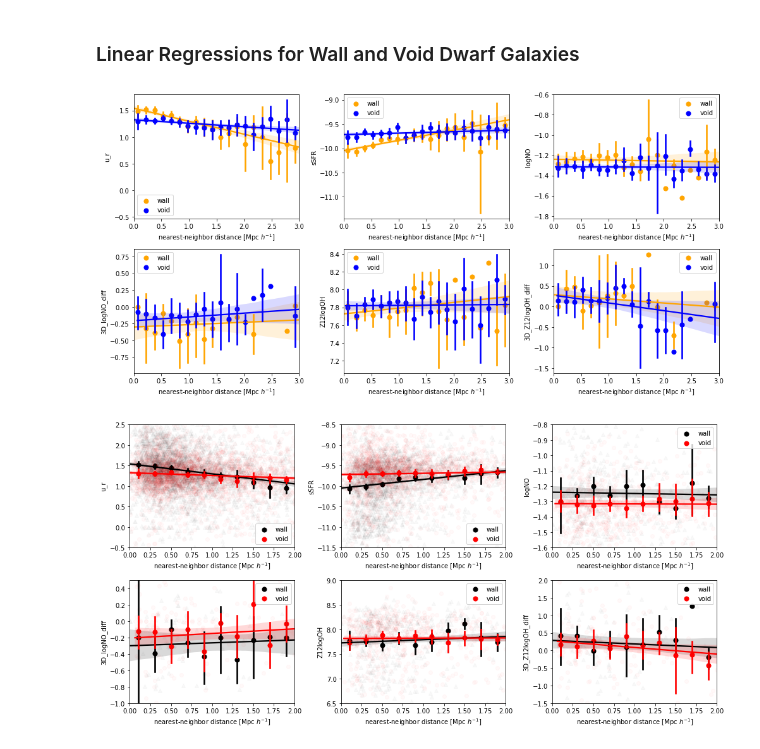
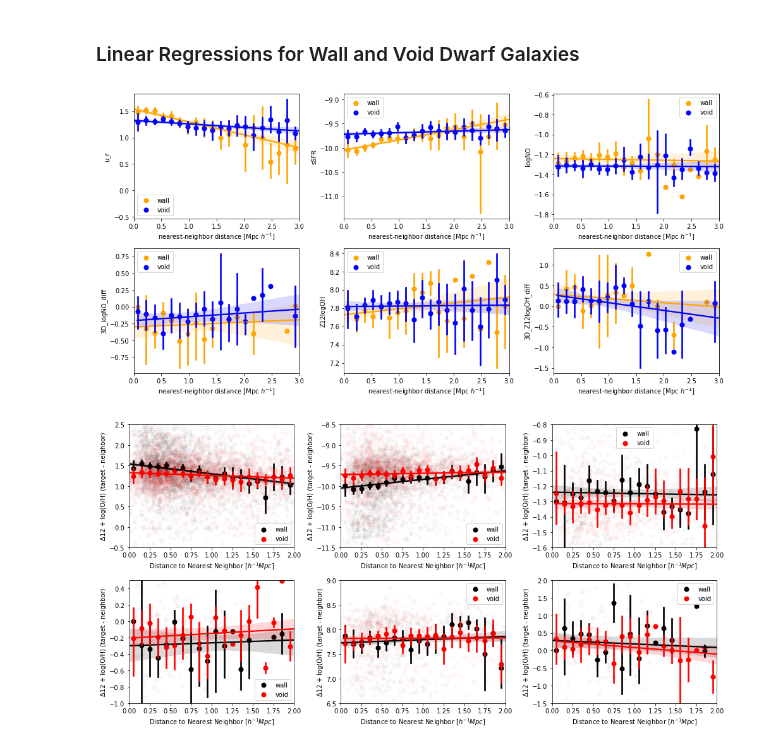
Before and after one commit to kadglass/SmallScale, a Jupyter notebook: 3D_Dist_Properties_Plots.ipynb, the cells around one changed output. Saved outputs shown, nothing was run; the diff lists cells and outputs as text; code cells hidden in the pictures.

Commit message:
added log scaled plts and fixed labels

```diff
--- a/3D_Dist_Properties_Plots.ipynb
+++ b/3D_Dist_Properties_Plots.ipynb
@@ -369,8 +369,10 @@ axes = axes.flatten()
 for select, mc, label, c, m in zip([dwarf_wall, dwarf_void], ['black', 'red'], ['wall', 'void'], ['k', 'r'], ['^', 'o']):
     #for _name, ax, yl in zip(['u_r', 'sSFR', 'logNO', '3D_logNO_diff', 'Z12logOH', '3D_Z12logOH_diff'], axes,
                                #[(-2,4), (-12,-9), (-2,0),(-2,1),(6,10),(-2,3)]):
-    for _name, ax, yl in zip(['u_r', 'sSFR', 'logNO', '3D_logNO_diff', 'Z12logOH', '3D_Z12logOH_diff'], axes,
-                               [(-0.5,2.5), (-11.5,-8.5), (-1.6,-0.8),(-1,0.5),(6.5,9),(-1.5,2)]):
+    for _name, ax, yl, ylabel in zip(['u_r', 'sSFR', 'logNO', '3D_logNO_diff', 'Z12logOH', '3D_Z12logOH_diff'], axes,
+                               [(-0.5,2.5), (-11.5,-8.5), (-1.6,-0.8),(-1,0.5),(6.5,9),(-1.5,2)],
+                                     ['u-r', 'sSFR [$yr^{-1}]$', 'log(N/O)', 'Δlog(N/O) (target - neighbor)',
+                                      '12 + log(O/H)', 'Δ12 + log(O/H) (target - neighbor)']):
         d = dwarf_table['3D_neighbor_dist'][select]
         vals = dwarf_table[_name][select]
         nonan = ~np.isnan(vals)
@@ -380,7 +382,7 @@ for select, mc, label, c, m in zip([dwarf_wall, dwarf_void], ['black', 'red'], [
         #ax.scatter(d[nonan], vals[nonan], alpha=0.1, color='r', marker='o')
         ax.scatter(d[nonan], vals[nonan], alpha=0.025, color=c, marker=m)
         ax.errorbar(xc, yavg, yerr=yerr, fmt='o', color=mc, label=label)
-        ax.set(xlabel='nearest-neighbor distance [Mpc $h^{-1}$]', ylabel=_name, xlim=(0,2), ylim=yl);
+        ax.set(xlabel='Distance to Nearest Neighbor [$h^{-1}Mpc]$', ylabel=ylabel, xlim=(0,2), ylim=yl);
         ax.legend()
 
         fig.savefig('3D_wall_void_profile_hists.png')
@@ -388,0 +393,24 @@ for select, mc, label, c, m in zip([dwarf_wall, dwarf_void], ['black', 'red'], [
+# %%
+fig, axes = plt.subplots(2,3, figsize=(14,7), tight_layout=True)
+axes = axes.flatten()
+
+for select, mc, label, c, m in zip([dwarf_wall, dwarf_void], ['black', 'red'], ['wall', 'void'], ['k', 'r'], ['^', 'o']):
+
+    for _name, ax, yl, ylabel in zip(['u_r', 'sSFR', 'logNO', '3D_logNO_diff', 'Z12logOH', '3D_Z12logOH_diff'], axes,
+                               [(-0.5,2.5), (-11.5,-8.5), (-1.6,-0.8),(-1,0.5),(6.5,9),(-1.5,2)],
+                                     ['u-r', 'sSFR [$yr^{-1}]$', 'log(N/O)', 'Δlog(N/O) (target - neighbor)',
+                                      '12 + log(O/H)', 'Δ12 + log(O/H) (target - neighbor)']):
+        d = dwarf_table['3D_neighbor_dist'][select]
+        vals = dwarf_table[_name][select]
+        nonan = ~np.isnan(vals)
+
+        xc, yavg, yerr = profilehist(d[nonan], vals[nonan],
+                                     bins=np.logspace(np.log10(0.1),np.log10(3),21), uncertainty='sample')
+
+        ax.scatter(d[nonan], vals[nonan], alpha=0.025, color=c, marker=m)
+        ax.errorbar(xc, yavg, yerr=yerr, fmt='o', color=mc, label=label)
+        ax.set(xlabel='Distance to Nearest Neighbor [$h^{-1}Mpc]$', ylabel=ylabel, xlim=(0.1,3), ylim=yl);
+        ax.set_xscale('log') #changing x axis to a logarithmic scale
+        ax.legend()
+
+        fig.savefig('log_3D_wall_void_profile_hists.png')
@@ -460,31 +490,33 @@ for select, mc, label in zip([dwarf_wall, dwarf_void], ['orange', 'blue'], ['wal
         ax.set(xlabel='nearest-neighbor distance [Mpc $h^{-1}$]', ylabel=_name, xlim=(0,3));
         ax.legend()
 # %% [output]
-[figure, old version]
+[figure, new version]
 # %%
 fig, axes = plt.subplots(2,3, figsize=(14,7), tight_layout=True)
 axes = axes.flatten()
 
 
 #for select, mc, label in zip([dwarf_wall, dwarf_void], ['orange', 'blue'], ['wall', 'void']):
 for select, mc, label, c, m in zip([dwarf_wall, dwarf_void], ['black', 'red'], ['wall', 'void'], ['k', 'r'], ['^', 'o']):
     #for _name, ax in zip(['u_r', 'sSFR', 'logNO', '3D_logNO_diff', 'Z12logOH', '3D_Z12logOH_diff'], axes):
-    for _name, ax, yl in zip(['u_r', 'sSFR', 'logNO', '3D_logNO_diff', 'Z12logOH', '3D_Z12logOH_diff'], axes,
-                               [(-0.5,2.5), (-11.5,-8.5), (-1.6,-0.8),(-1,0.5),(6.5,9),(-1.5,2)]):
+    for _name, ax, yl, ylable in zip(['u_r', 'sSFR', 'logNO', '3D_logNO_diff', 'Z12logOH', '3D_Z12logOH_diff'], axes,
+                               [(-0.5,2.5), (-11.5,-8.5), (-1.6,-0.8),(-1,0.5),(6.5,9),(-1.5,2)],
+                                     ['u-r', 'sSFR [$yr^{-1}]$', 'log(N/O)', 'Δlog(N/O) (target - neighbor)',
+                                      '12 + log(O/H)', 'Δ12 + log(O/H) (target - neighbor)']):
         d = dwarf_table['3D_neighbor_dist'][select]
         vals = dwarf_table[_name][select]
         nonan = ~np.isnan(vals)
 
         ax.scatter(d[nonan], vals[nonan], alpha=0.025, color=c, marker=m)
 
-        xedges = np.linspace(0,2,11)
+        xedges = np.linspace(0,3,31)
         xcenters = 0.5*(xedges[1:] + xedges[:-1])
 
         sns.regplot(x=d[nonan], y=vals[nonan], x_bins=xcenters, color=mc, ax=ax, label=label)
 
-        ax.set(xlabel='nearest-neighbor distance [Mpc $h^{-1}$]', ylabel=_name, xlim=(0,2), ylim=yl);
+        ax.set(xlabel='Distance to Nearest Neighbor [$h^{-1}Mpc]$', ylabel=ylabel, xlim=(0,2), ylim=yl);
         ax.legend()
 
         fig.savefig('3D_wall_void_linear_reg_edit.png')
 # %% [output]
-[figure, old version]
+[figure, new version]
```
Also changed, not shown: parts of 5 cells of this notebook, 3 other files.
